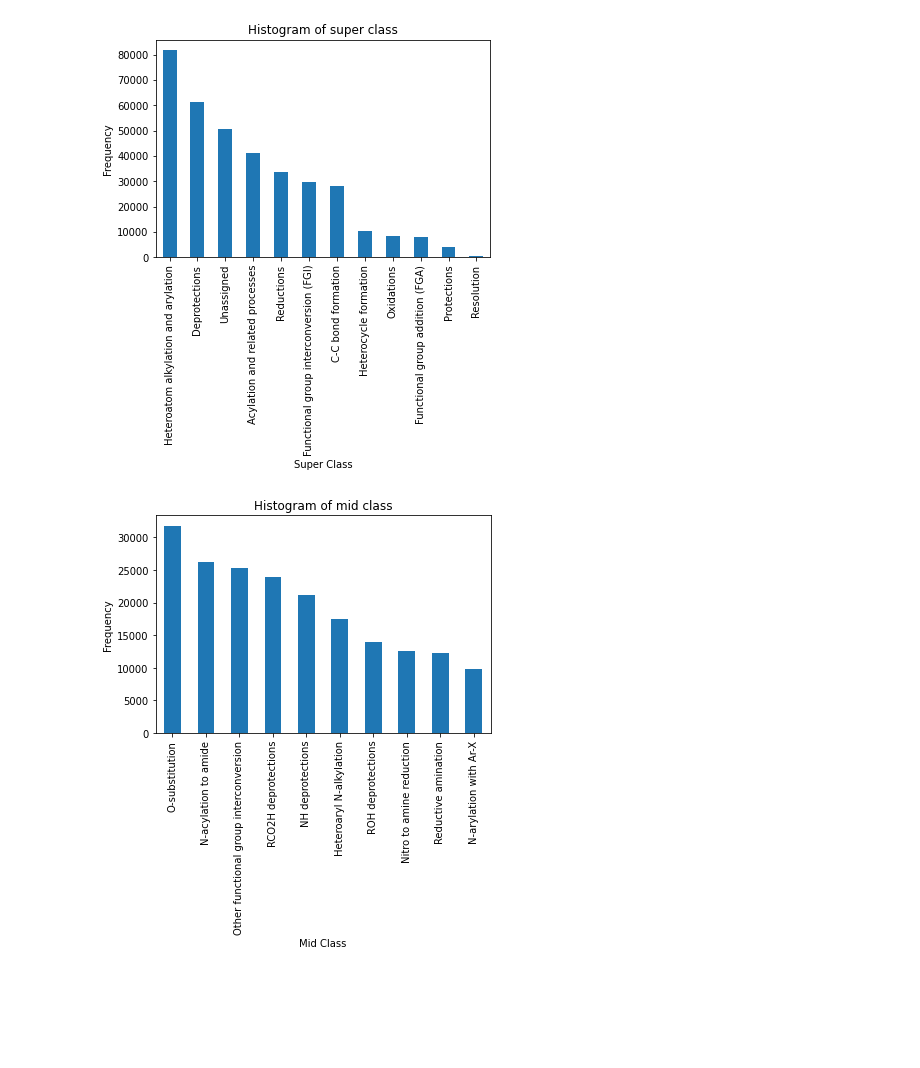
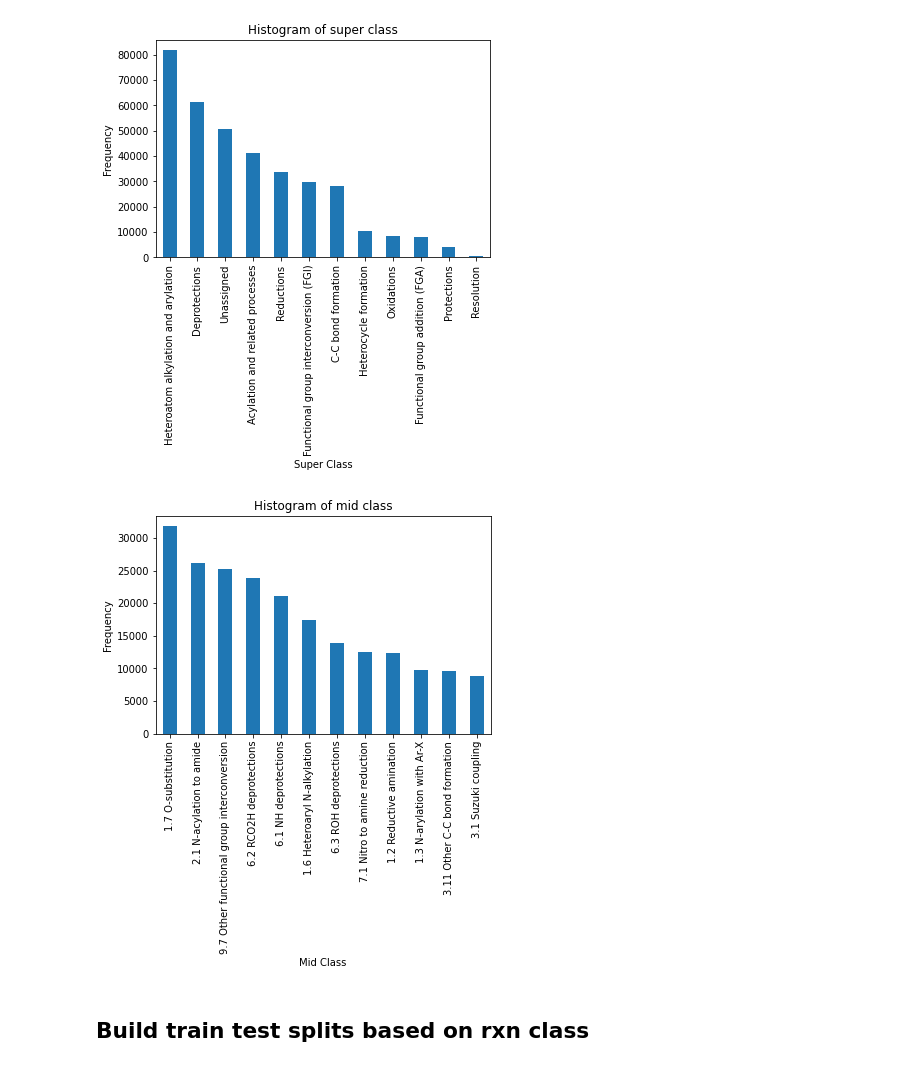
Before and after one commit to sustainable-processes/chemical-parameter-sharing, a Jupyter notebook: clustering.ipynb, the cells around one changed output. Drawn from its saved outputs; the diff is of its cells as text; code cells hidden in the pictures; blank space fills up the shorter version.

Commit message:
generated the splits

```diff
--- a/clustering.ipynb
+++ b/clustering.ipynb
@@ -142,7 +142,7 @@ mid_class_dict = {
     "12.1": "Diazald diazomethane preparation",
     "12.2": "MNNG diazomethane preparation"
 }
-mid_class_dict_updated = {key: f"{key} {value}" for key, value in mid_class_dict.items()}
+mid_class_dict = {key: f"{key} {value}" for key, value in mid_class_dict.items()}
 # %%
 df['super class'] = df['super class'].map(super_class_dict)
 df['mid class'] = df['mid class'].map(mid_class_dict)
@@ -165,10 +165,12 @@ plt.show()
 [figure]
 # %%
 # Plot histogram
-df['mid class'].value_counts()[:10].plot(kind='bar')
+df['mid class'].value_counts()[:12].plot(kind='bar')
 plt.title('Histogram of mid class')
 plt.xlabel('Mid Class')
 plt.ylabel('Frequency')
 plt.show()
 # %% [output]
-[figure, old version]
+[figure, new version]
+# %% [markdown]
+## Build train test splits based on rxn class
```
Also changed, not shown: parts of 3 cells of this notebook.
